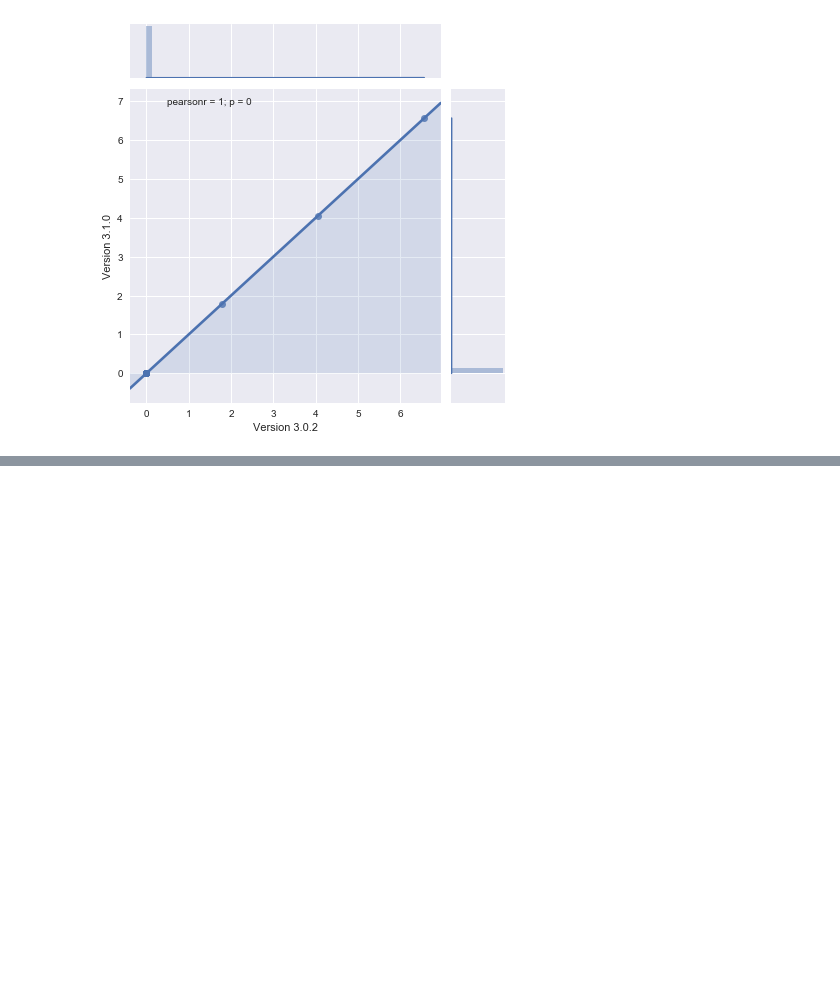
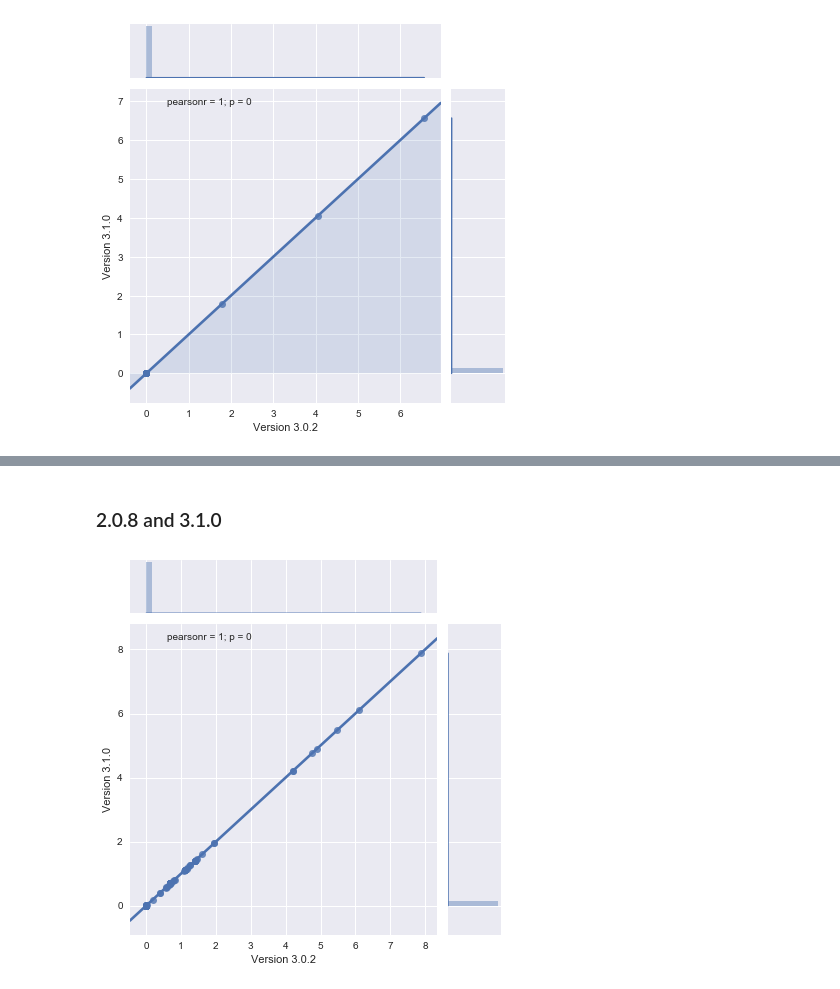
Before and after one commit to jvivian/ipython_notebooks, a Jupyter notebook: toil-rnaseq-version-concordance/Concordance Testing between toil-rnaseq versions.ipynb, the cells around one changed output, grey strips where cells are left out. Cells and saved outputs as stored; diff of their text form; code cells hidden in the pictures; blank space fills up the shorter version.

```diff
--- a/toil-rnaseq-version-concordance/Concordance Testing between toil-rnaseq versions.ipynb
+++ b/toil-rnaseq-version-concordance/Concordance Testing between toil-rnaseq versions.ipynb
@@ -49,0 +65,11 @@ By association 2.0.8 == 3.1.0
+# %% [markdown]
+### 2.0.8 and 3.1.0
+# %%
+x = kallisto['TEST_208'].est_counts.apply(lambda x: np.log(x+1))
+y = kallisto['TEST_310'].est_counts.apply(lambda x: np.log(x+1))
+
+sns.jointplot(x, y, kind='reg')
+plt.xlabel('Version 3.0.2')
+plt.ylabel('Version 3.1.0');
+# %% [output]
+[figure, added]
```
Also changed, not shown: parts of 4 cells of this notebook.
